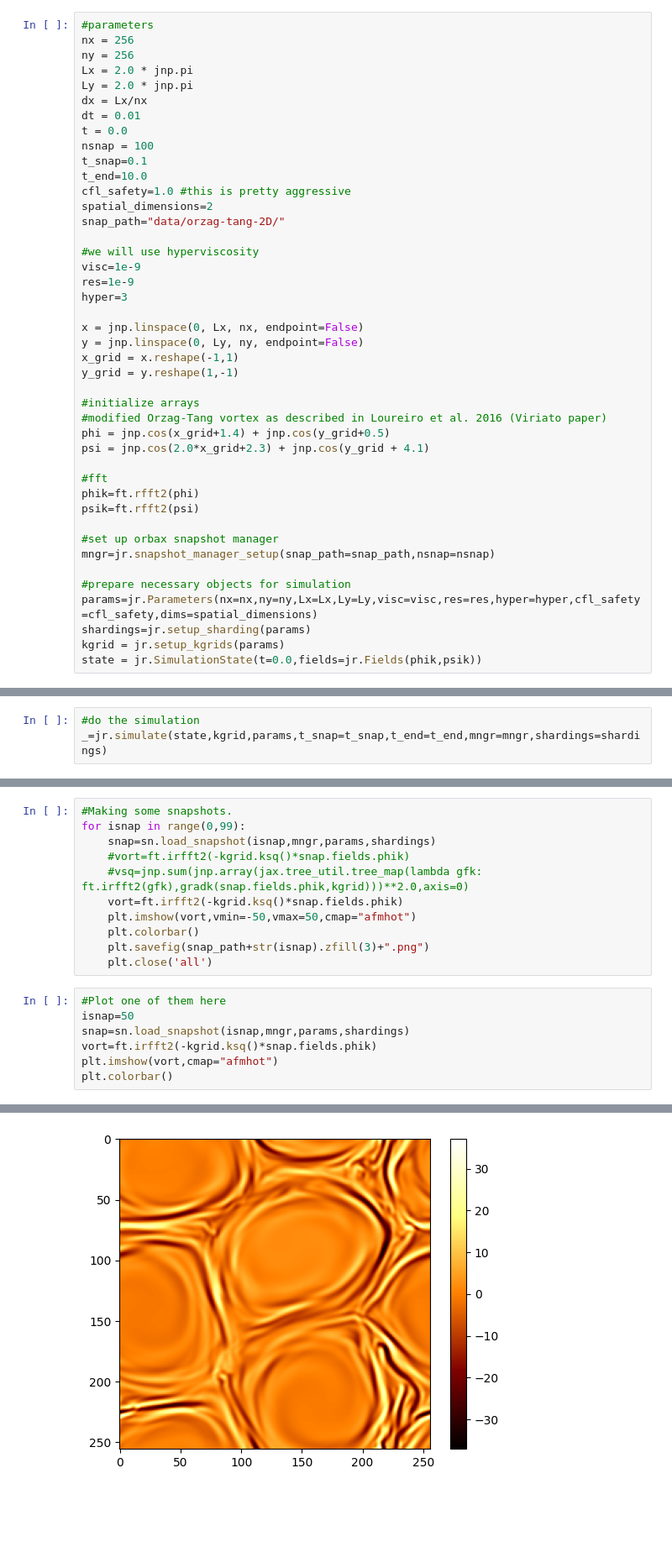
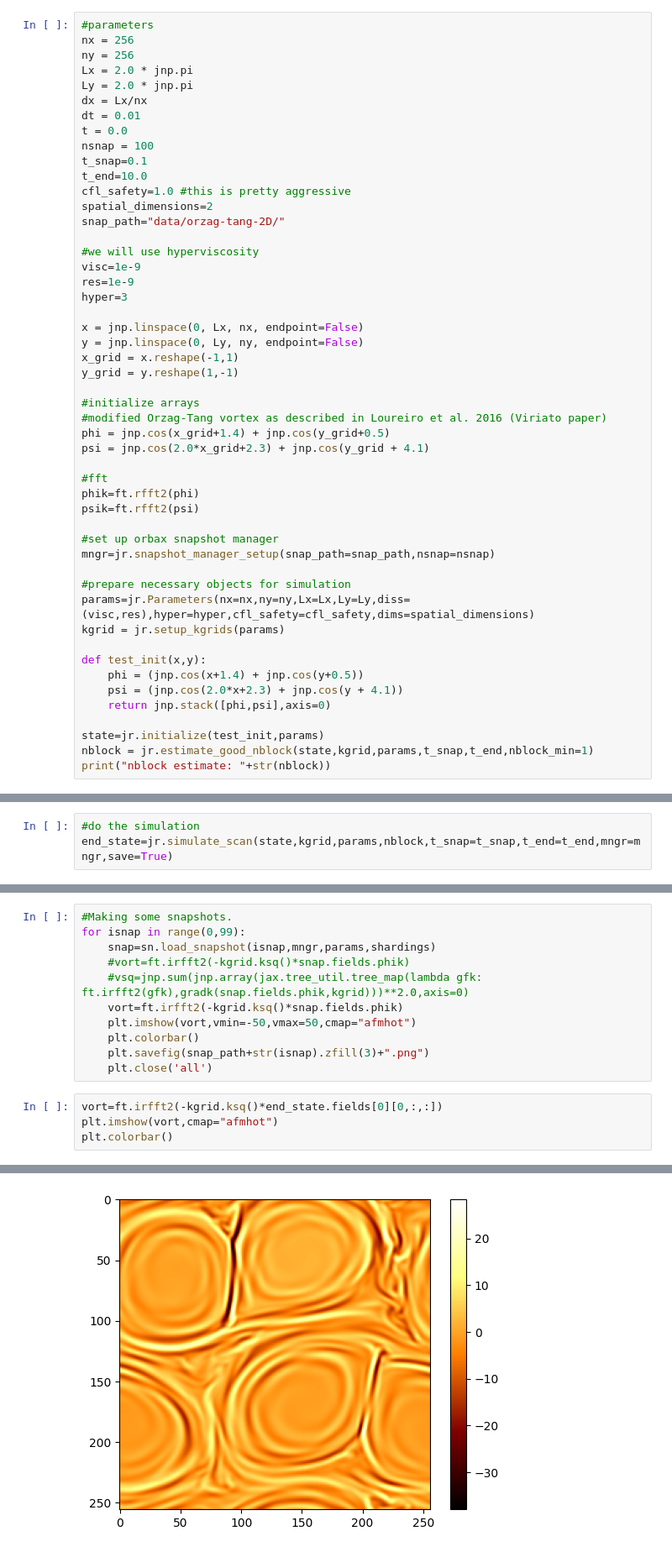
Before and after one commit to alfredmallet/jax_rmhd, a Jupyter notebook: examples/orzag-tang-2D.ipynb, the cells around one changed output, grey strips where cells are left out. Shown at 84% size. Drawn from its saved outputs; the diff is of its cells as text; blank space fills up the shorter version.

```diff
--- a/examples/orzag-tang-2D.ipynb
+++ b/examples/orzag-tang-2D.ipynb
@@ -55,8 +55,15 @@ psik=ft.rfft2(psi)
 mngr=jr.snapshot_manager_setup(snap_path=snap_path,nsnap=nsnap)
 
 #prepare necessary objects for simulation
-params=jr.Parameters(nx=nx,ny=ny,Lx=Lx,Ly=Ly,visc=visc,res=res,hyper=hyper,cfl_safety=cfl_safety,dims=spatial_dimensions)
-shardings=jr.setup_sharding(params)
+params=jr.Parameters(nx=nx,ny=ny,Lx=Lx,Ly=Ly,diss=(visc,res),hyper=hyper,cfl_safety=cfl_safety,dims=spatial_dimensions)
 kgrid = jr.setup_kgrids(params)
-state = jr.SimulationState(t=0.0,fields=jr.Fields(phik,psik))
+
+def test_init(x,y):
+    phi = (jnp.cos(x+1.4) + jnp.cos(y+0.5))
+    psi = (jnp.cos(2.0*x+2.3) + jnp.cos(y + 4.1))
+    return jnp.stack([phi,psi],axis=0)
+
+state=jr.initialize(test_init,params)
+nblock = jr.estimate_good_nblock(state,kgrid,params,t_snap,t_end,nblock_min=1)
+print("nblock estimate: "+str(nblock))
 # %% [output]
@@ -64,5 +71,5 @@ WARNING:absl:Configured `CheckpointManager` using deprecated legacy API. Please
 # %%
 #do the simulation
-_=jr.simulate(state,kgrid,params,t_snap=t_snap,t_end=t_end,mngr=mngr,shardings=shardings)
+end_state=jr.simulate_scan(state,kgrid,params,nblock,t_snap=t_snap,t_end=t_end,mngr=mngr,save=True)
 # %% [output]
 Saving initial state as snapshot 0
@@ -94,15 +101,12 @@ for isnap in range(0,99):
     plt.savefig(snap_path+str(isnap).zfill(3)+".png")
     plt.close('all')
 # %%
-#Plot one of them here
-isnap=50
-snap=sn.load_snapshot(isnap,mngr,params,shardings)
-vort=ft.irfft2(-kgrid.ksq()*snap.fields.phik)
+vort=ft.irfft2(-kgrid.ksq()*end_state.fields[0][0,:,:])
 plt.imshow(vort,cmap="afmhot")
 plt.colorbar()
 # %% [output]
 <matplotlib.colorbar.Colorbar at 0x...>
-[figure, old version]
+[figure, new version]
 # %%
 #plot the energy spectrum
 isnap=50
```
Also changed, not shown: parts of 17 cells of this notebook, 4 other files.
